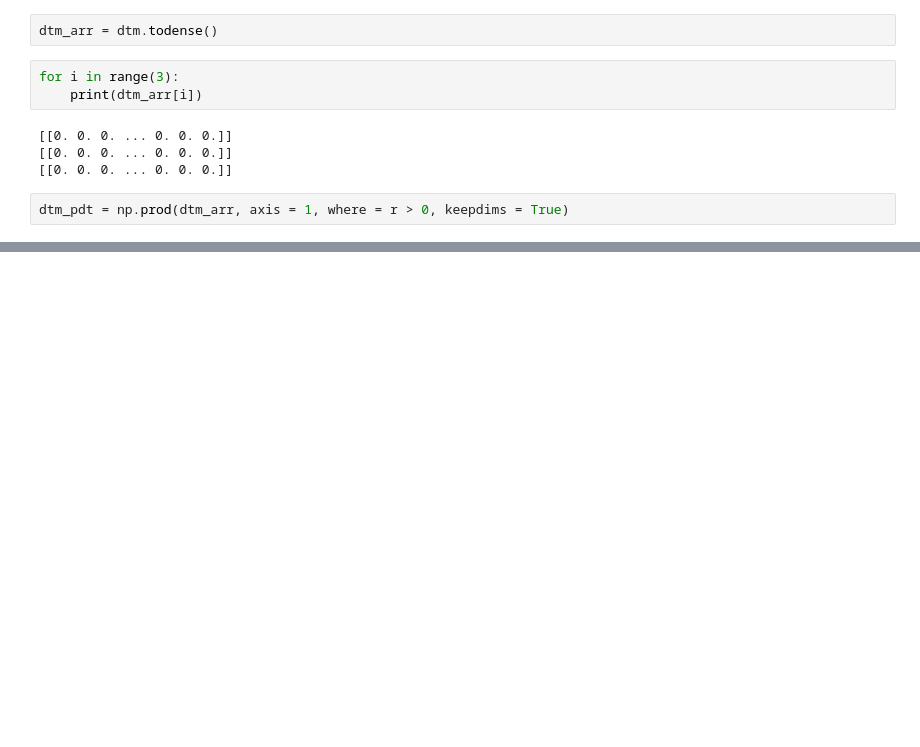
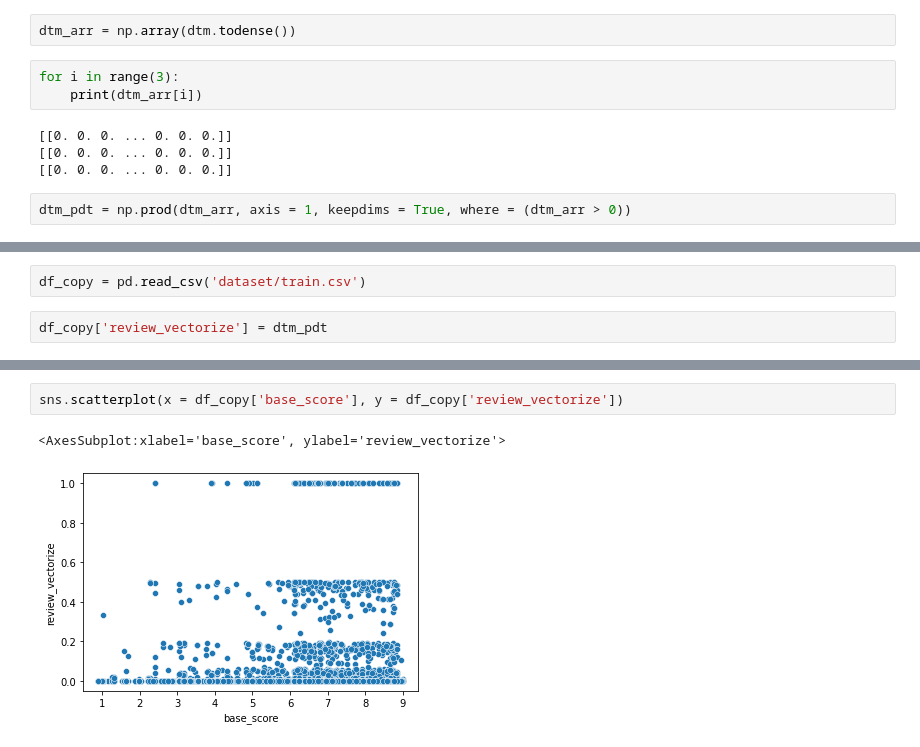
Before and after one commit to riyazunt/NLP_Machine_Test, a Jupyter notebook: NLP_Health_Care.ipynb, the cells around one changed output, grey strips where cells are left out. Saved outputs shown, nothing was run; the diff lists cells and outputs as text; blank space fills up the shorter version.

```diff
--- a/NLP_Health_Care.ipynb
+++ b/NLP_Health_Care.ipynb
@@ -286,7 +286,7 @@ Weight Loss         717
 ADHD                627
 Name: use_case_for_drug, dtype: int64
 # %%
-dtm_arr = dtm.todense()
+dtm_arr = np.array(dtm.todense())
 # %%
 for i in range(3):
     print(dtm_arr[i])
@@ -295,4 +295,4 @@ for i in range(3):
 [[0. 0. 0. ... 0. 0. 0.]]
 [[0. 0. 0. ... 0. 0. 0.]]
 # %%
-dtm_pdt = np.prod(dtm_arr, axis = 1, where = r > 0, keepdims = True)
+dtm_pdt = np.prod(dtm_arr, axis = 1, keepdims = True, where = (dtm_arr > 0))
@@ -300,0 +303,4 @@ NameError: name 'r' is not defined
+# %%
+df_copy = pd.read_csv('dataset/train.csv')
+# %%
+df_copy['review_vectorize'] = dtm_pdt
@@ -300,0 +316,5 @@ NameError: name 'r' is not defined
+# %%
+sns.scatterplot(x = df_copy['base_score'], y = df_copy['review_vectorize'])
+# %% [output]
+<AxesSubplot:xlabel='base_score', ylabel='review_vectorize'>
+[figure, added]
```
Also changed, not shown: parts of 3 cells of this notebook, 1 other file.
